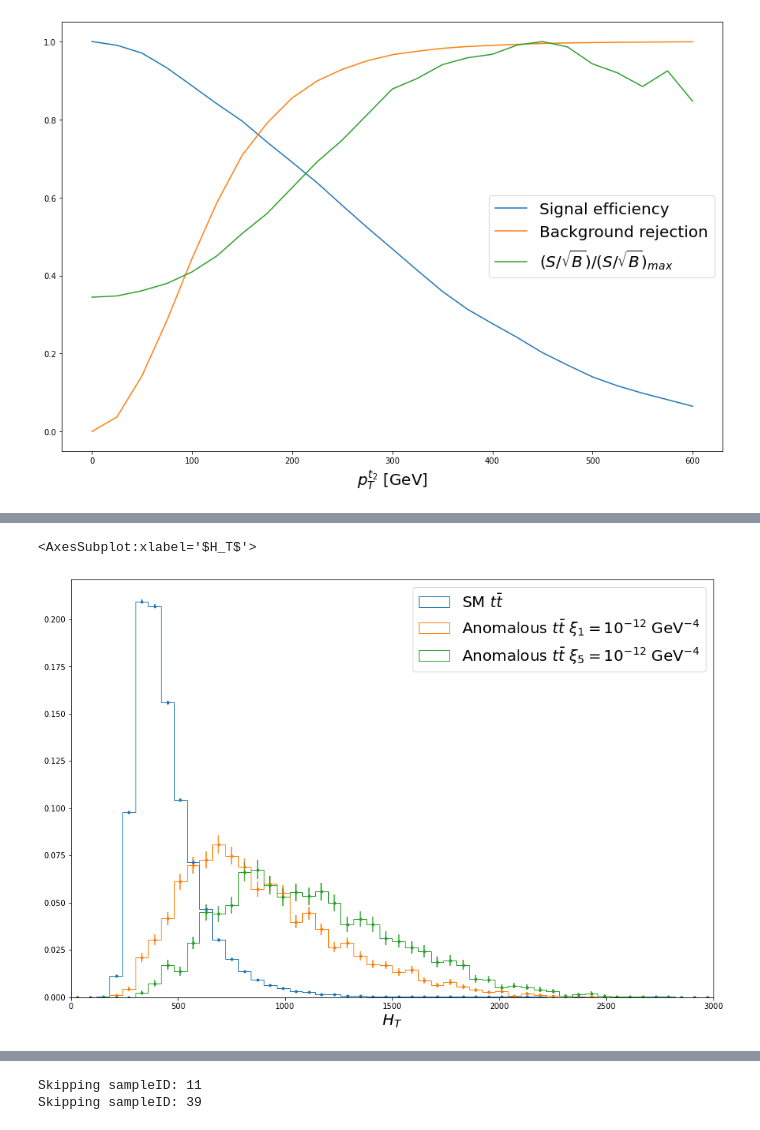
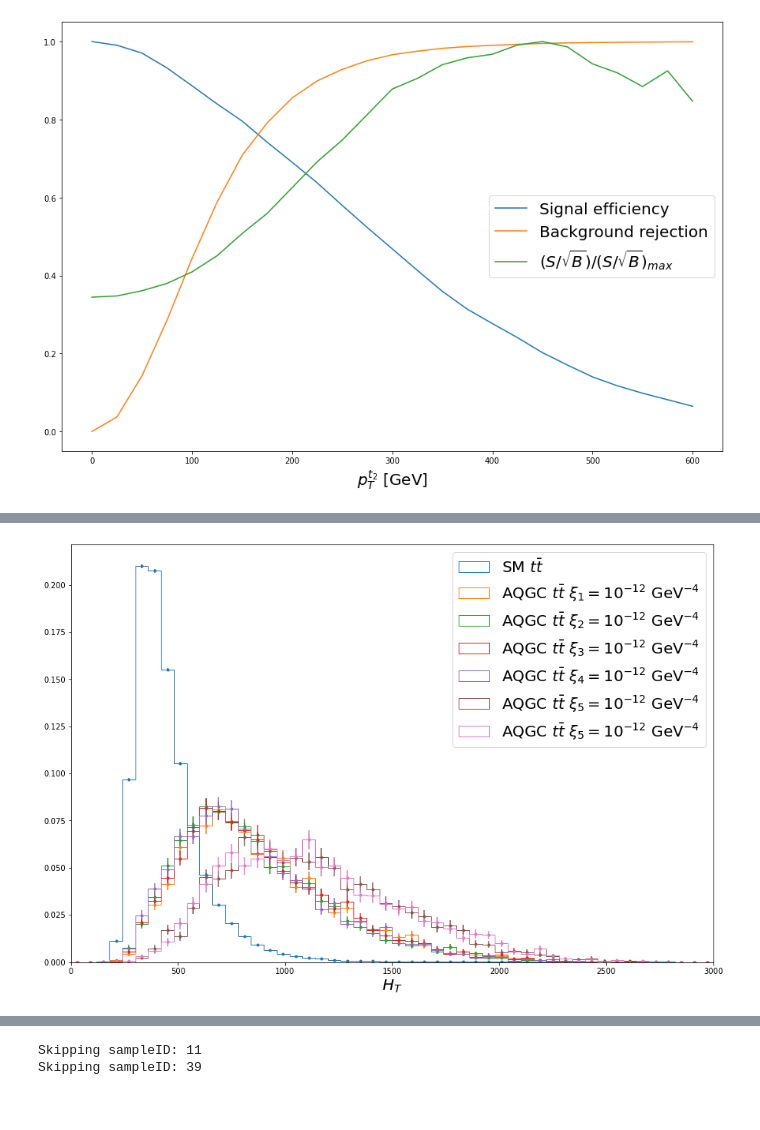
Before and after one commit to AndreaBellora/FPMC_tools, a Jupyter notebook: DelphesAnalyser.ipynb, the cells around one changed output, grey strips where cells are left out. Cells and saved outputs as stored; diff of their text form; code cells hidden in the pictures.

```diff
--- a/DelphesAnalyser.ipynb
+++ b/DelphesAnalyser.ipynb
@@ -349,16 +365,19 @@ def runSelectionOnSample(select,filenameTemplate="",sampleID=-1,suffix=""):
     n_after = 0
     with open(sampleName,'rb') as handle:
         events = pickle.load(handle)
-        n_before = len(events["xi_pos"])
+        n_before = len(events["weight"])
+        n_weighted_before = sum(events["weight"])
         if n_before != 0:
             events_after = select(events)
         else:
             events_after = events
-        n_after = len(events_after["xi_pos"])
+        n_after = len(events_after["weight"])
+        n_weighted_after = sum(events_after["weight"])
         events_after["n_before"] = n_before
+        events_after["n_weighted_before"] = n_weighted_before
     with open(sampleName.replace('.pickle',suffix+'.pickle'),'wb') as handle:
         pickle.dump(events_after,handle,protocol=pickle.HIGHEST_PROTOCOL)
-    return n_before,n_after
+    return n_before,n_after,n_weighted_before,n_weighted_after
 def runSelectionOnSample_unrollArgs(args):
     return runSelectionOnSample(*args)
 
@@ -387,7 +406,7 @@ def loadEvents(filenameTemplate="",sampleIDs=[],sampleName=""):
                             events[k] = events[k].concatenate([v])
                         elif type(v) is uproot_methods.TLorentzVectorArray:
                             events[k] = [v for v in chain(events[k],v)]
-                        elif type(v) is int:
+                        elif (type(v) is int) or (type(v) is np.int64) or (type(v) is np.float64) :
                             events[k] += v
                         else:
                             events[k].append(v)
@@ -398,6 +417,8 @@ def loadEvents(filenameTemplate="",sampleIDs=[],sampleName=""):
 def passedFraction(filenameTemplate="",sampleIDs=[],sampleName=""):
     n_before = 0
     n_after = 0
+    n_weighted_before = 0
+    n_weighted_after = 0
     for sampleID in tqdm(sampleIDs,desc=sampleName):
         sampleName = filenameTemplate.format(sampleID)
         if not os.path.isfile(sampleName):
@@ -408,8 +429,10 @@ def passedFraction(filenameTemplate="",sampleIDs=[],sampleName=""):
         with open(sampleName,'rb') as handle:
                 events = pickle.load(handle)
                 n_before += events["n_before"]
-                n_after += len(events['xi_pos'])
-    return n_before, n_after
+                n_after += len(events['weight'])
+                n_weighted_before += events["n_weighted_before"]
+                n_weighted_after += sum(events['weight'])
+    return n_before, n_after, n_weighted_before, n_weighted_after
 # %%
 # Load MC samples from Excel "DB"
 
@@ -431,7 +454,7 @@ for row in signal_samples_wb.iter_rows(min_row=2):
 bgSampleDict = {}
 for row in background_samples_wb.iter_rows(min_row=2):
     name = row[0].value
-    bgSampleDict[name] = range(row[1].value,row[2].value+1)
+    bgSampleDict[name] = range(row[1].value,int(row[2].value)+1)
 
 # Utility to produce the sample name from the coupling set
 def nameFromCouplingSet(couplingSet):
@@ -840,7 +984,11 @@ Closest point to 90% signal efficiency at cut value: 500 (sig. eff.: 88.22349570
 # %%
 ax = plotWithRange([l.pt + nu.pt + pt_j + pt_bj for l,nu,pt_j,pt_bj in zip(SM_ttbar_presel["Lepton"],SM_ttbar_presel["Neutrino"],SM_ttbar_presel["Jet_pt_tot"],SM_ttbar_presel["BJet_pt_tot"])],50,0,3000,"",r"SM $t\bar{t}$",normalize=True)
-plotWithRange([l.pt + nu.pt + pt_j + pt_bj for l,nu,pt_j,pt_bj in zip(xi1_1e12_presel["Lepton"],xi1_1e12_presel["Neutrino"],xi1_1e12_presel["Jet_pt_tot"],xi1_1e12_presel["BJet_pt_tot"])],50,0,3000,"",r"Anomalous $t\bar{t}$ $\xi_1 = 10^{-12}$ GeV$^{-4}$",ax,normalize=True)
-plotWithRange([l.pt + nu.pt + pt_j + pt_bj for l,nu,pt_j,pt_bj in zip(xi5_1e12_presel["Lepton"],xi5_1e12_presel["Neutrino"],xi5_1e12_presel["Jet_pt_tot"],xi5_1e12_presel["BJet_pt_tot"])],50,0,3000,r"$H_T$",r"Anomalous $t\bar{t}$ $\xi_5 = 10^{-12}$ GeV$^{-4}$",ax,normalize=True)
+plotWithRange([l.pt + nu.pt + pt_j + pt_bj for l,nu,pt_j,pt_bj in zip(xi1_1e12_presel["Lepton"],xi1_1e12_presel["Neutrino"],xi1_1e12_presel["Jet_pt_tot"],xi1_1e12_presel["BJet_pt_tot"])],50,0,3000,"",r"AQGC $t\bar{t}$ $\xi_1 = 10^{-12}$ GeV$^{-4}$",ax,normalize=True)
+plotWithRange([l.pt + nu.pt + pt_j + pt_bj for l,nu,pt_j,pt_bj in zip(xi2_1e12_presel["Lepton"],xi2_1e12_presel["Neutrino"],xi2_1e12_presel["Jet_pt_tot"],xi2_1e12_presel["BJet_pt_tot"])],50,0,3000,"",r"AQGC $t\bar{t}$ $\xi_2 = 10^{-12}$ GeV$^{-4}$",ax,normalize=True)
+plotWithRange([l.pt + nu.pt + pt_j + pt_bj for l,nu,pt_j,pt_bj in zip(xi3_1e12_presel["Lepton"],xi3_1e12_presel["Neutrino"],xi3_1e12_presel["Jet_pt_tot"],xi3_1e12_presel["BJet_pt_tot"])],50,0,3000,"",r"AQGC $t\bar{t}$ $\xi_3 = 10^{-12}$ GeV$^{-4}$",ax,normalize=True)
+plotWithRange([l.pt + nu.pt + pt_j + pt_bj for l,nu,pt_j,pt_bj in zip(xi4_1e12_presel["Lepton"],xi4_1e12_presel["Neutrino"],xi4_1e12_presel["Jet_pt_tot"],xi4_1e12_presel["BJet_pt_tot"])],50,0,3000,"",r"AQGC $t\bar{t}$ $\xi_4 = 10^{-12}$ GeV$^{-4}$",ax,normalize=True)
+plotWithRange([l.pt + nu.pt + pt_j + pt_bj for l,nu,pt_j,pt_bj in zip(xi5_1e12_presel["Lepton"],xi5_1e12_presel["Neutrino"],xi5_1e12_presel["Jet_pt_tot"],xi5_1e12_presel["BJet_pt_tot"])],50,0,3000,"",r"AQGC $t\bar{t}$ $\xi_5 = 10^{-12}$ GeV$^{-4}$",ax,normalize=True)
+plotWithRange([l.pt + nu.pt + pt_j + pt_bj for l,nu,pt_j,pt_bj in zip(xi6_1e12_presel["Lepton"],xi6_1e12_presel["Neutrino"],xi6_1e12_presel["Jet_pt_tot"],xi6_1e12_presel["BJet_pt_tot"])],50,0,3000,r"$H_T$",r"AQGC $t\bar{t}$ $\xi_5 = 10^{-12}$ GeV$^{-4}$",ax,normalize=True)
+ax.get_figure().savefig(plotDir+'ht.pdf')
 # %% [output]
-<AxesSubplot:xlabel='$H_T$'>
-[figure, old version]
+[figure, new version]
```
Also changed, not shown: parts of 62 cells of this notebook.
